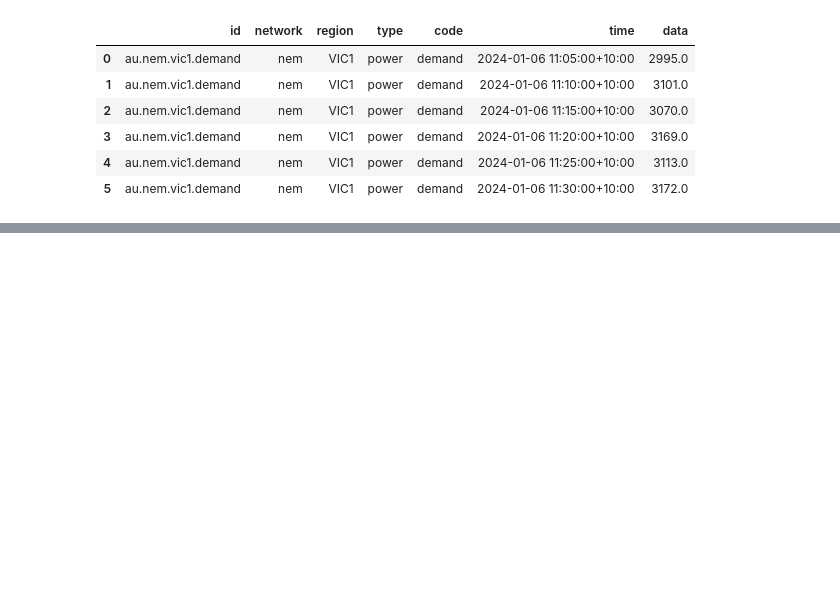
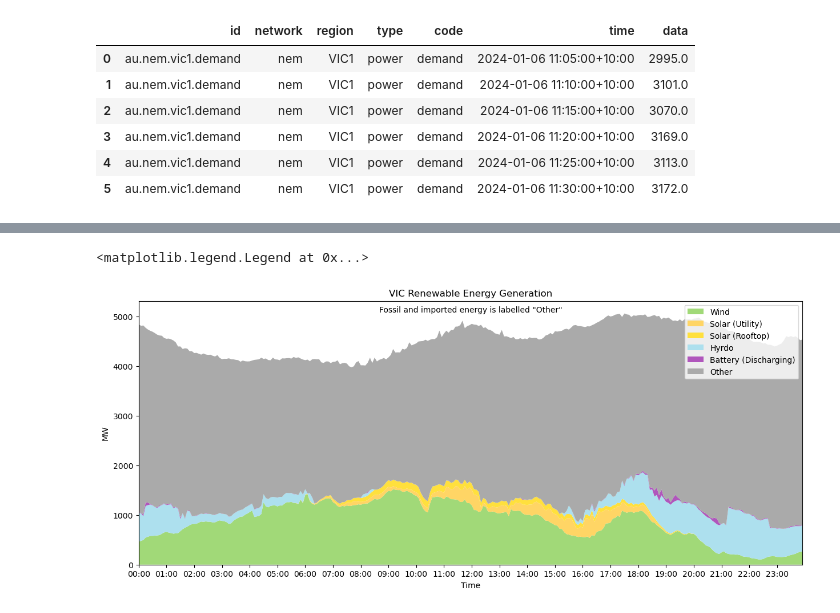
Before and after one commit to mikejonestechno/energy, a Jupyter notebook: notebooks/opennem.ipynb, the cells around one changed output, grey strips where cells are left out. Saved outputs shown, nothing was run; the diff lists cells and outputs as text; code cells hidden in the pictures; blank space fills up the shorter version.

```diff
--- a/notebooks/opennem.ipynb
+++ b/notebooks/opennem.ipynb
@@ -138,0 +119,8 @@ for patch in ax.patches:
+# %%
+renewable_fuel_tech_columns = [col for col in df_pivot.columns if any('.'+tech+'.' in col for tech in renewable_generation)]
+print(renewable_fuel_tech_columns)
+
+# Make a column representing demand less all renewable generation
+df_pivot['au.nem.vic1.fuel_tech.other.power'] = df_pivot['au.nem.vic1.demand'] - df_pivot[renewable_fuel_tech_columns].sum(axis=1)
+
+df_pivot.head(6)
@@ -138,0 +137,58 @@ for patch in ax.patches:
+# %%
+import matplotlib.ticker as ticker
+
+plot_columns = ['au.nem.vic1.fuel_tech.other.power'] + renewable_fuel_tech_columns
+
+df_plot_cols = df_pivot[plot_columns]
+
+# Start the plot at midnight of the next day
+day_one = start.replace(hour=0, minute=0, second=0, microsecond=0) + timedelta(days=1)
+day_two = day_one + timedelta(days=1)
+
+# Filter the DataFrame to include only rows where 'time' is within the last 24 hours
+df_24_hours = df_plot_cols[(df_plot_cols.index >= day_one) & (df_plot_cols.index < day_two)]
+
+default_color = '#000000'  # Black
+
+fig, ax = plt.subplots(figsize=(15, 6))
+
+# Create a list to hold the data for the stackplot
+stackplot_data = []
+stackplot_labels = []
+stackplot_colors = []
+
+# Loop through the columns in reverse order
+for col in df_24_hours.columns[::-1]:
+    # Get the code from the column name
+    code = col.split('.')[-2]
+
+    # Get the label and color from fueltech_dict, or use defaults if they are not available
+    label = fueltech_dict.get(code, {'label': code})['label']
+    color = fueltech_dict.get(code, {'color': default_color})['color']
+
+    # Add the column data and color to the stackplot_data list
+    stackplot_data.append(df_24_hours[col].values)
+    stackplot_labels.append(label)
+    stackplot_colors.append(color)
+
+# Create the stackplot
+ax.stackplot(df_24_hours.index, stackplot_data, labels=stackplot_labels, colors=stackplot_colors)
+
+# Set the x-axis labels to show the time in 24-hour format
+ax.xaxis.set_major_formatter(mdates.DateFormatter('%H:%M', tz=df_24_hours.index.tz))
+ax.xaxis.set_major_locator(mdates.HourLocator(interval=1))
+
+# Set the x-axis limits to the minimum and maximum values of the data
+ax.set_xlim(df_24_hours.index.min(), df_24_hours.index.max())
+
+ax.set_title('VIC Renewable Energy Generation')
+ax.text(0.5, 0.95, 'Fossil and imported energy is labelled "Other"',
+        fontsize=10, ha='center', va='bottom', transform=ax.transAxes)
+ax.set_xlabel('Time')
+ax.set_ylabel('MW')
+
+# Set the legend labels
+ax.legend()
+# %% [output]
+<matplotlib.legend.Legend at 0x...>
+[figure, added]
```
Also changed, not shown: parts of 5 cells of this notebook, 2 other files.
